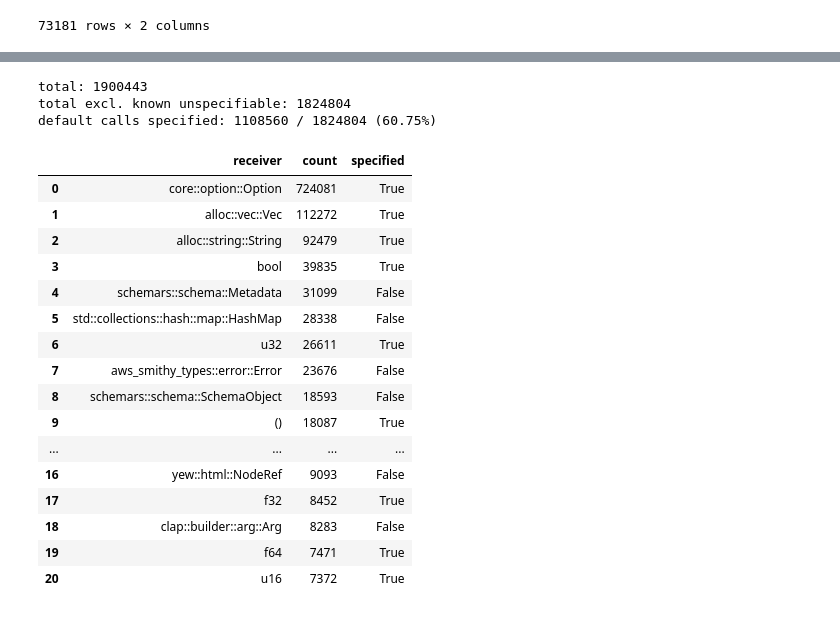
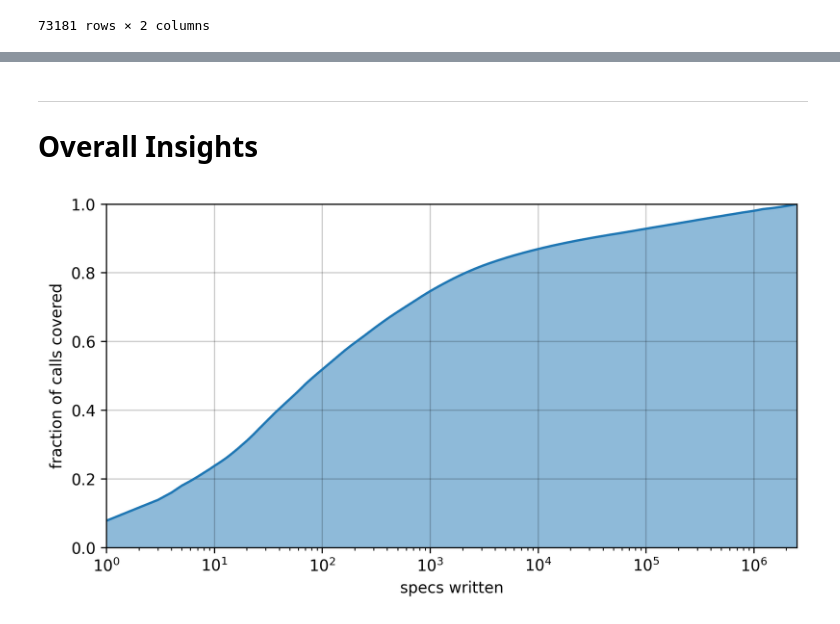
Before and after one commit to juliand665/qrates-eval, a Jupyter notebook: reports/call_target.ipynb, the cells around one changed output, grey strips where cells are left out. Saved outputs shown, nothing was run; the diff lists cells and outputs as text; code cells hidden in the pictures.

```diff
--- a/reports/call_target.ipynb
+++ b/reports/call_target.ipynb
@@ -9,22 +9,20 @@ import matplotlib.pyplot as plt
 import matplotlib.font_manager as fm
 import pandas as pd
 import numpy as np
+import os
 from typing import *
 
+# with this amount of data, some figures would turn out very complex as svg
 %config InlineBackend.figure_format='png'
+
+plt.rcdefaults()
 plt.rcParams['figure.dpi'] = 300
 plt.rcParams['savefig.dpi'] = 300
 
-# Configure pyplot: enlarge plots
-plt.rcParams['figure.figsize'] = [15, 8]
-# Configure pyplot: set larger font
-plt.rcParams.update({'font.size': 10})
 # Configure pandas: show all columns when printing a dataframe
 pd.set_option('display.max_columns', None)
 # Configure pandas: show more rows when printing a dataframe
 pd.set_option('display.min_rows', 20)
-# Font for paper
-plt.rc('font', family='serif')
 
 # monospace font
 monospace = fm.FontProperties(family='monospace')
@@ -253,39 +124,4 @@ for receiver, count in sum_counts(index_calls, ['receiver']).values[:10]:
-# %%
-with open("known_defaults.txt") as f:
-	known_default_types = set(line.strip() for line in f.readlines())
-
-default_calls = all_calls[all_calls['target'] == 'core::default::Default::default']
-default_counts = sum_counts(default_calls, ['receiver'])
-
-print(f"total: {default_counts['count'].sum()}")
-default_counts.drop(default_counts[default_counts['receiver'].str.isupper()].index, inplace=True)
-default_counts.reset_index(drop=True, inplace=True)
-print(f"total excl. known unspecifiable: {default_counts['count'].sum()}")
-
-default_counts['specified'] = default_counts['receiver'].isin(known_default_types)
-known = default_counts[default_counts['specified']]['count'].sum()
-total = default_counts['count'].sum()
-print(f"default calls specified: {known} / {total} ({known / total * 100:.2f}%)")
-
-default_counts.loc[:20]
-# %% [output]
-total: 1900443
-total excl. known unspecifiable: 1824804
-default calls specified: 1108560 / 1824804 (60.75%)
-|  | receiver | count | specified |
-| 0 | core::option::Option | 724081 | True |
-| 1 | alloc::vec::Vec | 112272 | True |
-| 2 | alloc::string::String | 92479 | True |
-| 3 | bool | 39835 | True |
-| 4 | schemars::schema::Metadata | 31099 | False |
-| 5 | std::collections::hash::map::HashMap | 28338 | False |
-| 6 | u32 | 26611 | True |
-| 7 | aws_smithy_types::error::Error | 23676 | False |
-| 8 | schemars::schema::SchemaObject | 18593 | False |
-| 9 | () | 18087 | True |
-| ... | ... | ... | ... |
-| 16 | yew::html::NodeRef | 9093 | False |
-| 17 | f32 | 8452 | True |
-| 18 | clap::builder::arg::Arg | 8283 | False |
-| 19 | f64 | 7471 | True |
-| 20 | u16 | 7372 | True |
+# %% [markdown]
+---
+
+# Overall Insights
@@ -291,0 +136,14 @@ default calls specified: 1108560 / 1824804 (60.75%)
+# %%
+fig = plt.figure(figsize=(8, 4))
+ax = fig.add_subplot()
+ax.grid(color=(0, 0, 0), alpha=0.2)
+ax.plot(cumulative_counts.index, cumulative_counts["total"])
+ax.fill_between(cumulative_counts.index, cumulative_counts["total"], alpha=0.5)
+plt.xlim(1, cumulative_counts.index.max())
+plt.ylim(0, 1)
+plt.xscale('log')
+plt.ylabel("fraction of calls covered")
+plt.xlabel("specs written")
+save_fig("coverage-by-specs")
+# %% [output]
+[figure, added]
```
Also changed, not shown: parts of 56 cells of this notebook, 1 other file.
